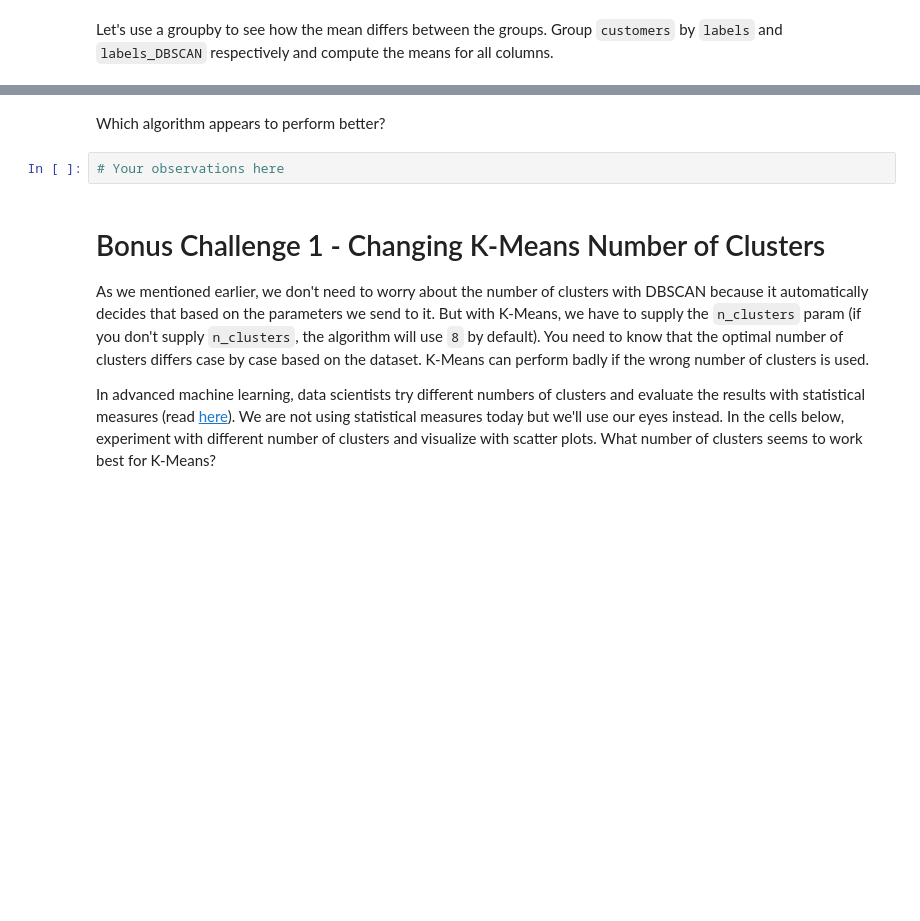
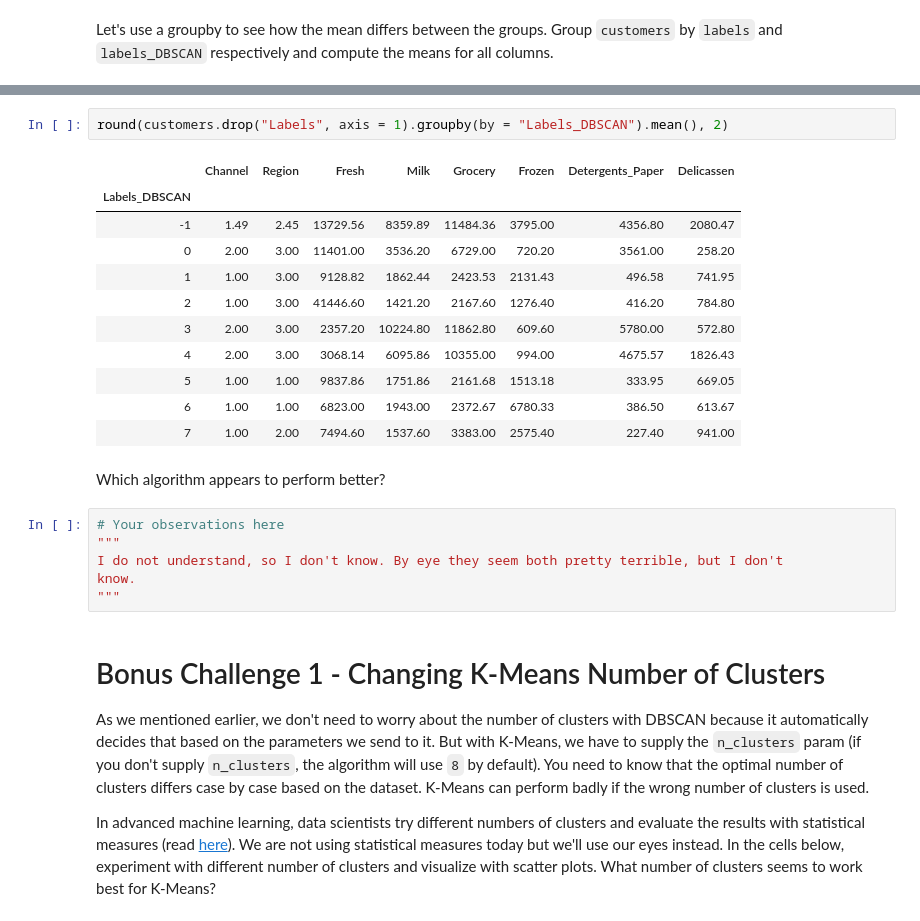
Before and after one commit to ta-data-lis/lab-unsupervised-learning, a Jupyter notebook: your-code/main.ipynb, the cells around one changed output, grey strips where cells are left out. Drawn from its saved outputs; the diff is of its cells as text; blank space fills up the shorter version.

```diff
--- a/your-code/main.ipynb
+++ b/your-code/main.ipynb
@@ -314,7 +368,25 @@ Let's use a groupby to see how the mean differs between the groups. Group `custo
+# %%
+round(customers.drop("Labels", axis = 1).groupby(by = "Labels_DBSCAN").mean(), 2)
+# %% [output]
+|  | Channel | Region | Fresh | Milk | Grocery | Frozen | Detergents_Paper | Delicassen |
+| Labels_DBSCAN |  |  |  |  |  |  |  |  |
+| -1 | 1.49 | 2.45 | 13729.56 | 8359.89 | 11484.36 | 3795.00 | 4356.80 | 2080.47 |
+| 0 | 2.00 | 3.00 | 11401.00 | 3536.20 | 6729.00 | 720.20 | 3561.00 | 258.20 |
+| 1 | 1.00 | 3.00 | 9128.82 | 1862.44 | 2423.53 | 2131.43 | 496.58 | 741.95 |
+| 2 | 1.00 | 3.00 | 41446.60 | 1421.20 | 2167.60 | 1276.40 | 416.20 | 784.80 |
+| 3 | 2.00 | 3.00 | 2357.20 | 10224.80 | 11862.80 | 609.60 | 5780.00 | 572.80 |
+| 4 | 2.00 | 3.00 | 3068.14 | 6095.86 | 10355.00 | 994.00 | 4675.57 | 1826.43 |
+| 5 | 1.00 | 1.00 | 9837.86 | 1751.86 | 2161.68 | 1513.18 | 333.95 | 669.05 |
+| 6 | 1.00 | 1.00 | 6823.00 | 1943.00 | 2372.67 | 6780.33 | 386.50 | 613.67 |
+| 7 | 1.00 | 2.00 | 7494.60 | 1537.60 | 3383.00 | 2575.40 | 227.40 | 941.00 |
 # %% [markdown]
 Which algorithm appears to perform better?
-# %%
-# Your observations here
+# %%
+# Your observations here
+"""
+I do not understand, so I don't know. By eye they seem both pretty terrible, but I don't
+know.
+"""
 # %% [markdown]
 # Bonus Challenge 1 - Changing K-Means Number of Clusters
 
```
Also changed, not shown: parts of 8 cells of this notebook.
